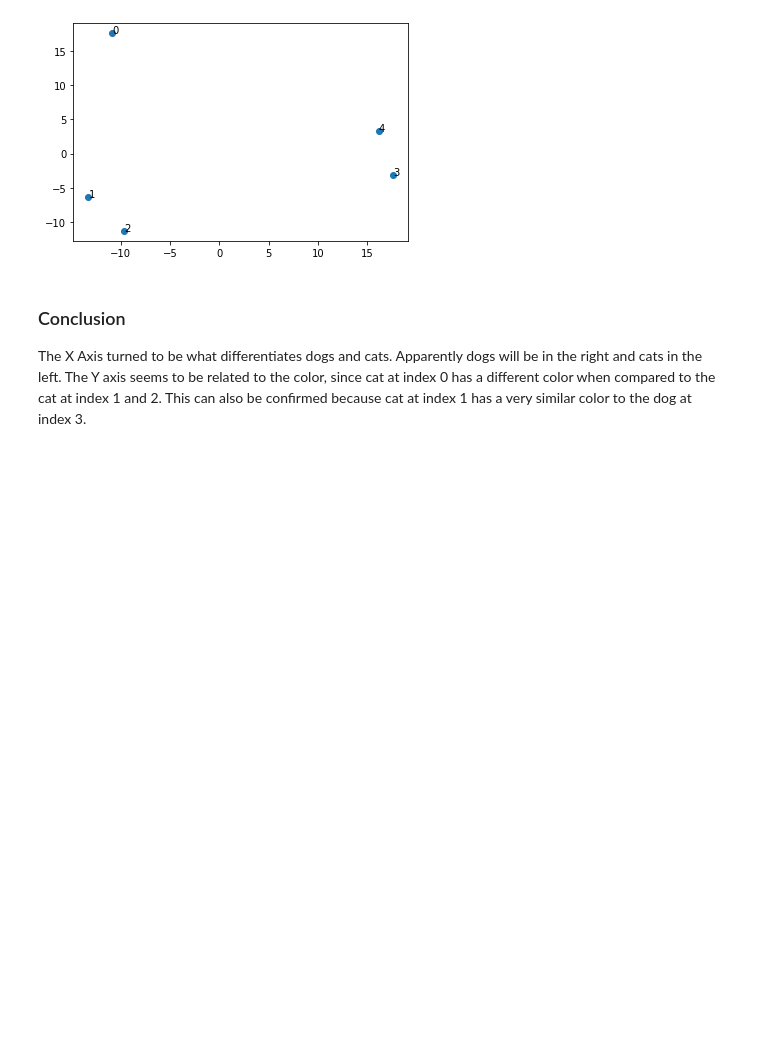
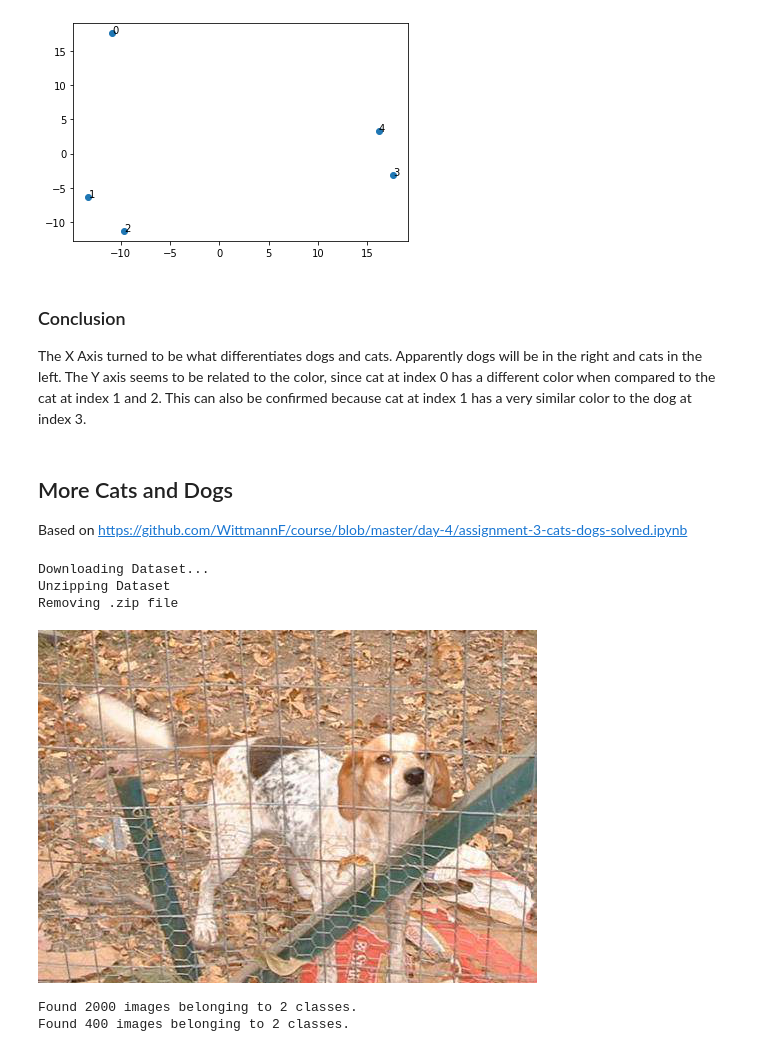
Before and after one commit to WittmannF/DL-plagiarism-detector, a Jupyter notebook: Plagiarism_Detector.ipynb, the cells around one changed output. Saved outputs shown, nothing was run; the diff lists cells and outputs as text; code cells hidden in the pictures; blank space fills up the shorter version.

```diff
--- a/Plagiarism_Detector.ipynb
+++ b/Plagiarism_Detector.ipynb
@@ -143,3 +143,68 @@ for item in reduced_data.itertuples():
 # %% [markdown]
 ### Conclusion
 The X Axis turned to be what differentiates dogs and cats. Apparently dogs will be in the right and cats in the left. The Y axis seems to be related to the color, since cat at index 0 has a different color when compared to the cat at index 1 and 2. This can also be confirmed because cat at index 1 has a very similar color to the dog at index 3.
+# %% [markdown]
+## More Cats and Dogs
+Based on https://github.com/WittmannF/course/blob/master/day-4/assignment-3-cats-dogs-solved.ipynb
+# %%
+import os
+
+DATA_PATH = 'cats-dogs-data/'
+DATA_URL = 'https://github.com/dl7days/datasets/raw/master/cats-dogs-data.zip'
+ZIP_FILENAME = 'cats-dogs-data.zip'
+
+if not os.path.exists(DATA_PATH):# If dataset folder doesn't exist
+    try: # Then try downloading and unzipping it
+        print("Downloading Dataset...")
+        os.system(f"wget {DATA_URL}")
+
+        print("Unzipping Dataset")
+        os.system(f"unzip {ZIP_FILENAME}")
+
+        print("Removing .zip file")
+        os.system(f"rm {ZIP_FILENAME}")
+    except Exception as e: # If there's an error, ask to download manually
+        print(f"Something went wrong. Please download the dataset manually at {DATA_URL}")
+        print(f'The following exception was thrown:\n{e}')
+else:
+    print(f'Dataset folder {DATA_PATH} has been found')
+# %% [output]
+Downloading Dataset...
+Unzipping Dataset
+Removing .zip file
+# %%
+# Assign training and validation folders
+TRAIN_PATH = f'{DATA_PATH}train/'
+VALID_PATH = f'{DATA_PATH}valid/'
+# %%
+import glob
+
+filepaths = glob.glob(TRAIN_PATH+'/cat/*.jpg')
+for f in glob.glob(TRAIN_PATH+'/dog/*.jpg'):
+    filepaths.append(f)
+# %%
+from keras.preprocessing.image import load_img
+import random
+
+load_img(random.choice(filepaths))
+# %% [output]
+[figure, added]
+# %%
+# TODO: Import the model and the preprocess_input function
+from keras.applications.resnet50 import ResNet50, preprocess_input
+
+# TODO: Import the ImageDataGenerator class
+from keras.preprocessing.image import ImageDataGenerator
+
+# Shape in which all images are going to be reshaped
+TARGET_SHAPE = (224, 224, 3)
+
+# TODO: Initialize the data generator class
+datagen = ImageDataGenerator(preprocessing_function=preprocess_input)
+
+# TODO: Create the training and validation generators using the method flow_from_directory
+train_gen = datagen.flow_from_directory(TRAIN_PATH, target_size=TARGET_SHAPE[:2], class_mode='sparse')
+valid_gen = datagen.flow_from_directory(VALID_PATH, target_size=TARGET_SHAPE[:2], class_mode='sparse')
+# %% [output]
+Found 2000 images belonging to 2 classes.
+Found 400 images belonging to 2 classes.
```
Also changed, not shown: parts of 23 cells of this notebook.
